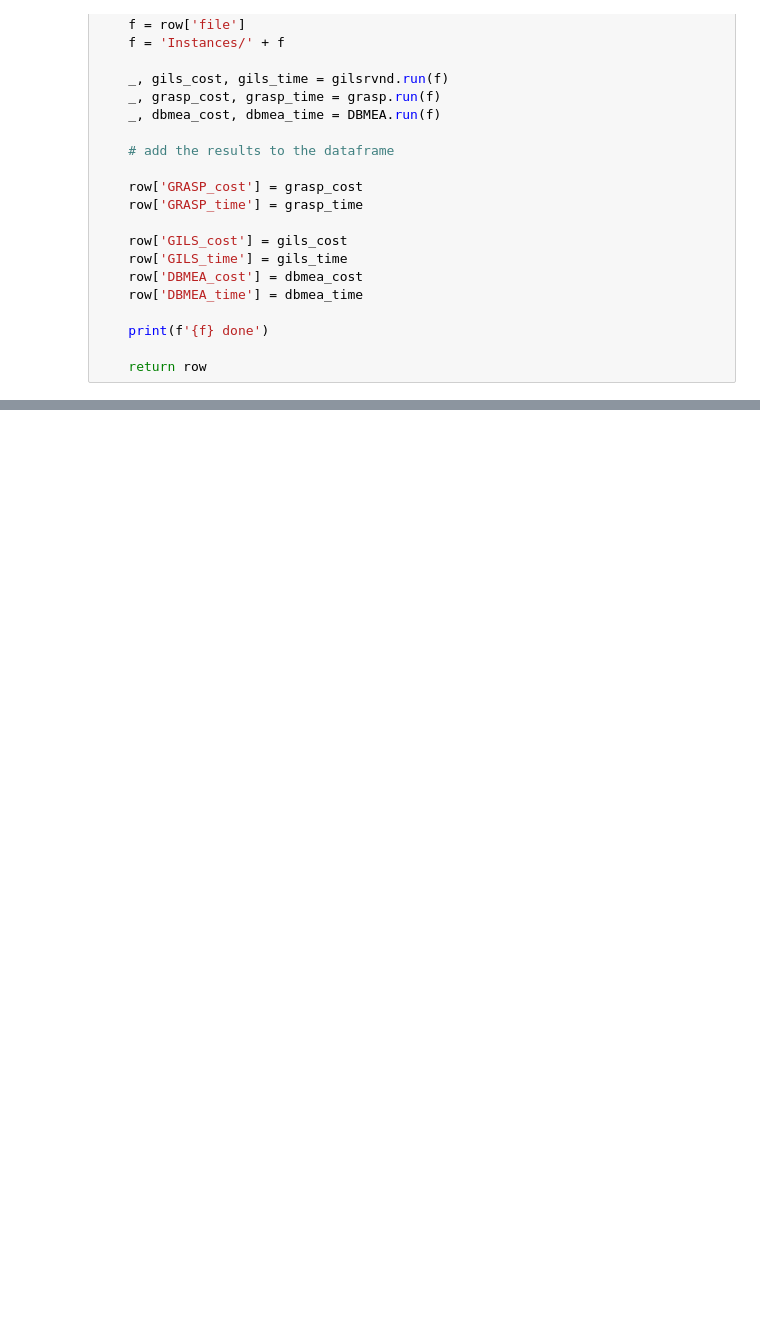
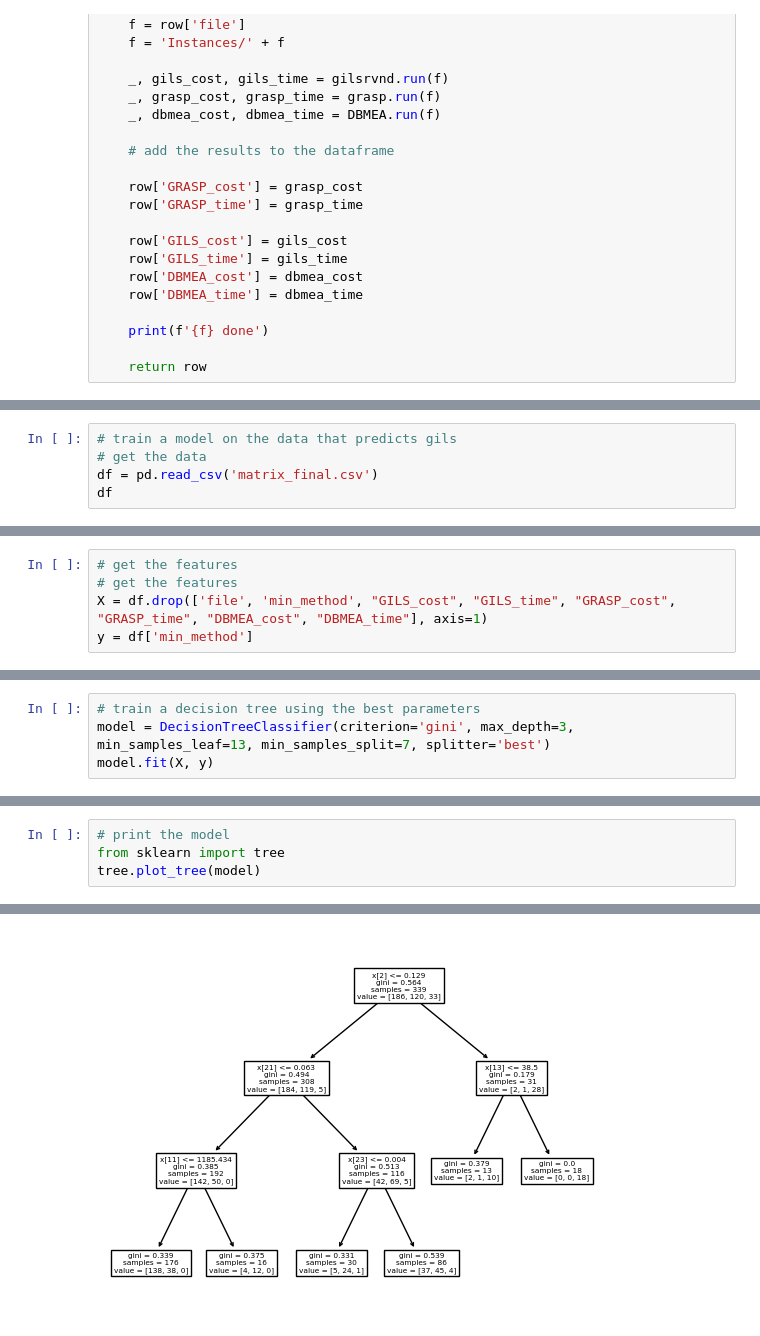
Before and after one commit to FabianBB/TRP, a Jupyter notebook: mltest.ipynb, the cells around one changed output, grey strips where cells are left out. Cells and saved outputs as stored; diff of their text form; blank space fills up the shorter version.

Commit message:
Models :+1: and images :ok_hand:

```diff
--- a/mltest.ipynb
+++ b/mltest.ipynb
@@ -347,0 +42,5 @@ plt.show()
+# %%
+# train a model on the data that predicts gils
+# get the data
+df = pd.read_csv('matrix_final.csv')
+df
@@ -347,0 +70,5 @@ plt.show()
+# %%
+# get the features
+# get the features
+X = df.drop(['file', 'min_method', "GILS_cost", "GILS_time", "GRASP_cost", "GRASP_time", "DBMEA_cost", "DBMEA_time"], axis=1)
+y = df['min_method']
@@ -347,0 +98,4 @@ plt.show()
+# %%
+# train a decision tree using the best parameters
+model = DecisionTreeClassifier(criterion='gini', max_depth=3, min_samples_leaf=13, min_samples_split=7, splitter='best')
+model.fit(X, y)
@@ -347,0 +133,5 @@ plt.show()
+# %%
+# print the model
+from sklearn import tree
+tree.plot_tree(model)
+# %% [output]
@@ -347,0 +149 @@ plt.show()
+[figure, added]
```
Also changed, not shown: parts of 52 cells of this notebook, 5 other files.
